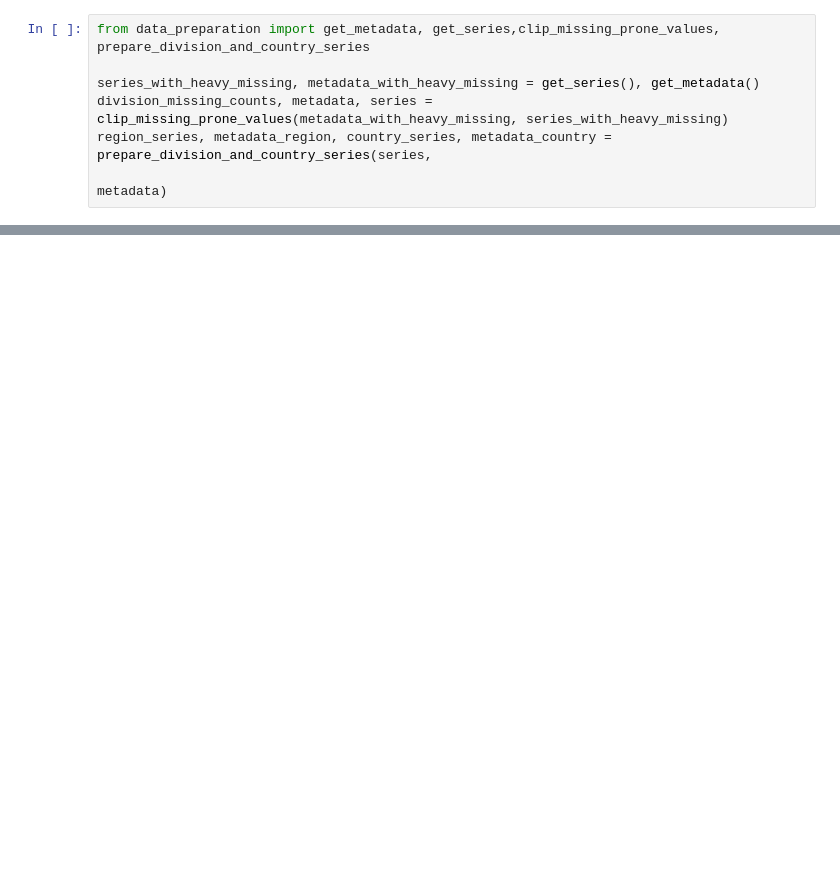
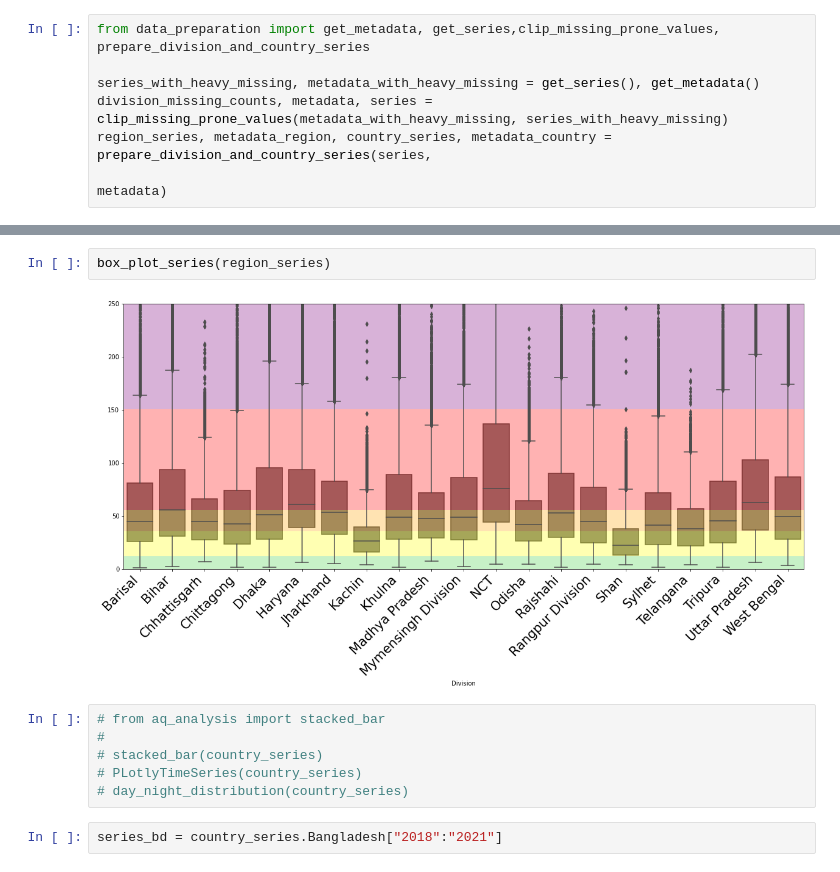
Before and after one commit to asifzmn/Air_Quality_Analysis, a Jupyter notebook: visualization/EDA_time_series.ipynb, the cells around one changed output, grey strips where cells are left out. Drawn from its saved outputs; the diff is of its cells as text; blank space fills up the shorter version.

```diff
--- a/visualization/EDA_time_series.ipynb
+++ b/visualization/EDA_time_series.ipynb
@@ -34,0 +38,12 @@ region_series
+# %%
+box_plot_series(region_series)
+# %% [output]
+[figure, added]
+# %%
+# from aq_analysis import stacked_bar
+#
+# stacked_bar(country_series)
+# PLotlyTimeSeries(country_series)
+# day_night_distribution(country_series)
+# %%
+series_bd = country_series.Bangladesh["2018":"2021"]
```
Also changed, not shown: parts of 12 cells of this notebook, 13 other files.
